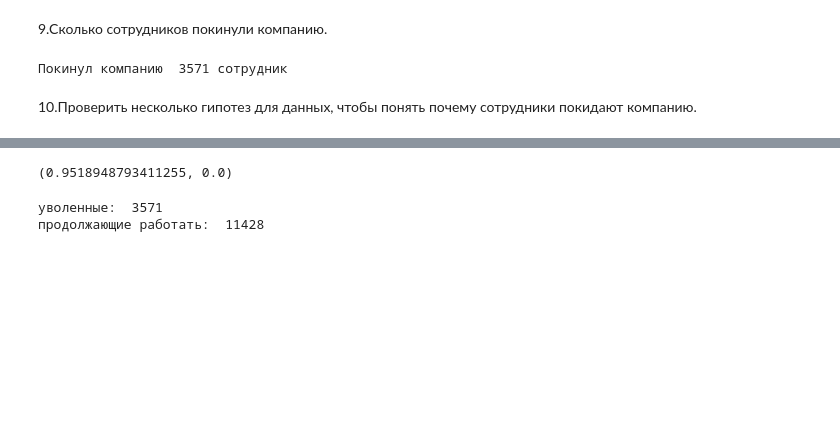
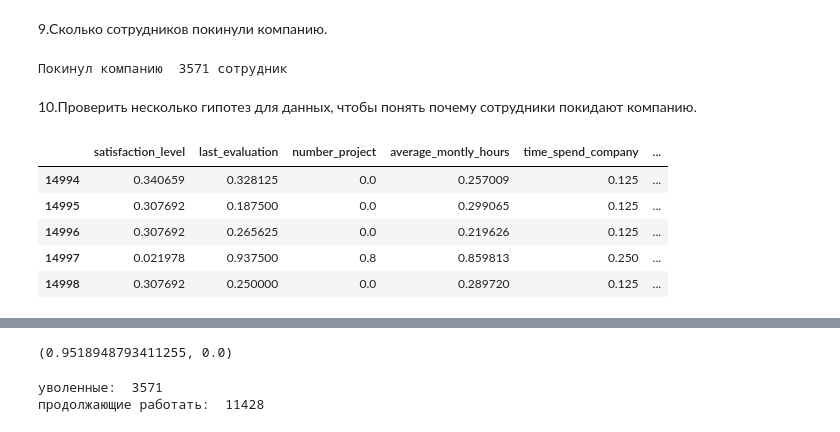
Before and after one commit to Anastasiya-Melnikova/netology_pyda, a Jupyter notebook: Итоговая работа/HR_finish_work.ipynb, the cells around one changed output, grey strips where cells are left out. Cells and saved outputs as stored; diff of their text form; code cells hidden in the pictures; blank space fills up the shorter version.

```diff
--- a/Итоговая работа/HR_finish_work.ipynb
+++ b/Итоговая работа/HR_finish_work.ipynb
@@ -296,3 +298,26 @@ print('Покинул компанию ', len(df[df['left'] == 1]), 'сотру
 Покинул компанию  3571 сотрудник
 # %% [markdown]
 10.Проверить несколько гипотез для данных, чтобы понять почему сотрудники покидают компанию.
+# %%
+# для проверки, какие критерии оказывают наибольшее влияние на увольнение строим модель Random Forest
+# и обращаемся к методу feature_importances_
+
+x, y = df_new.drop('left', axis=1), df.left
+# нормализуем данные
+headers = list(x.columns)
+
+from sklearn import preprocessing
+min_max_scaler = preprocessing.MinMaxScaler(feature_range=(0,1))
+
+np_scaled = min_max_scaler.fit_transform(x)
+df_norm = pd.DataFrame(np_scaled)
+
+df_norm.columns = headers
+df_norm.tail()
+# %% [output]
+|  | satisfaction_level | last_evaluation | number_project | average_montly_hours | time_spend_company | ... |
+| 14994 | 0.340659 | 0.328125 | 0.0 | 0.257009 | 0.125 | ... |
+| 14995 | 0.307692 | 0.187500 | 0.0 | 0.299065 | 0.125 | ... |
+| 14996 | 0.307692 | 0.265625 | 0.0 | 0.219626 | 0.125 | ... |
+| 14997 | 0.021978 | 0.937500 | 0.8 | 0.859813 | 0.250 | ... |
+| 14998 | 0.307692 | 0.250000 | 0.0 | 0.289720 | 0.125 | ... |
```
Also changed, not shown: parts of 8 cells of this notebook.
